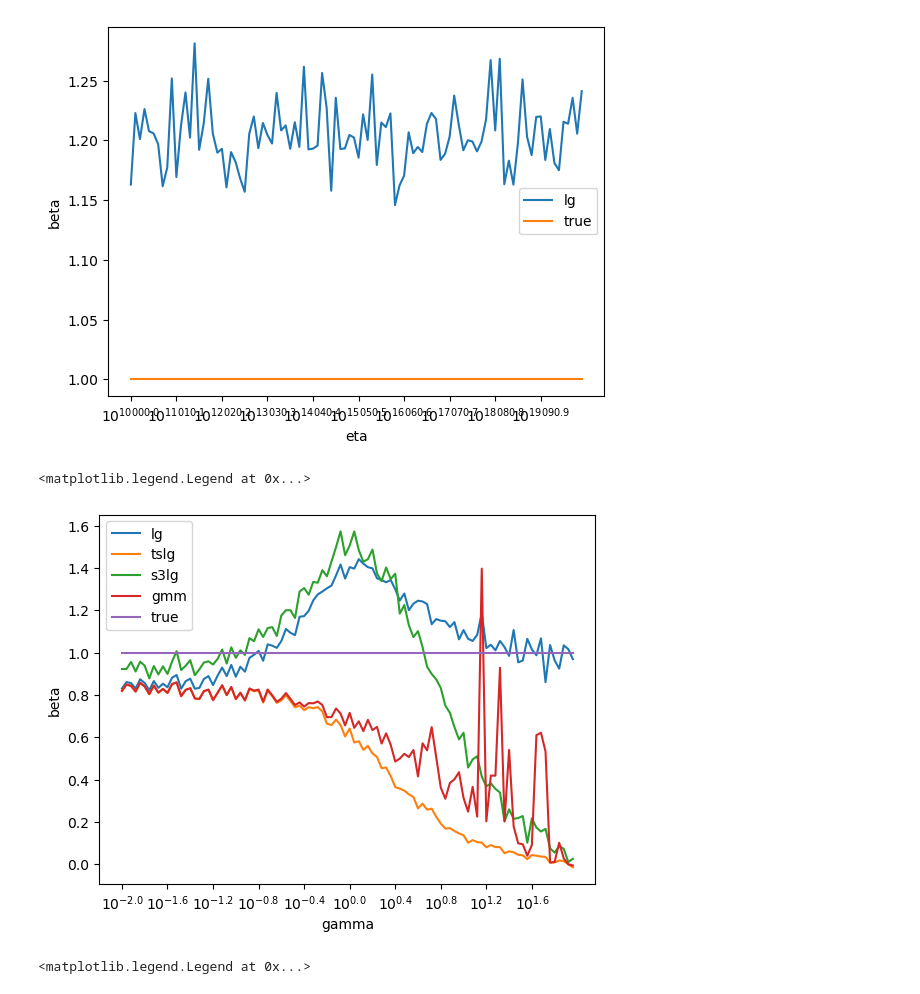
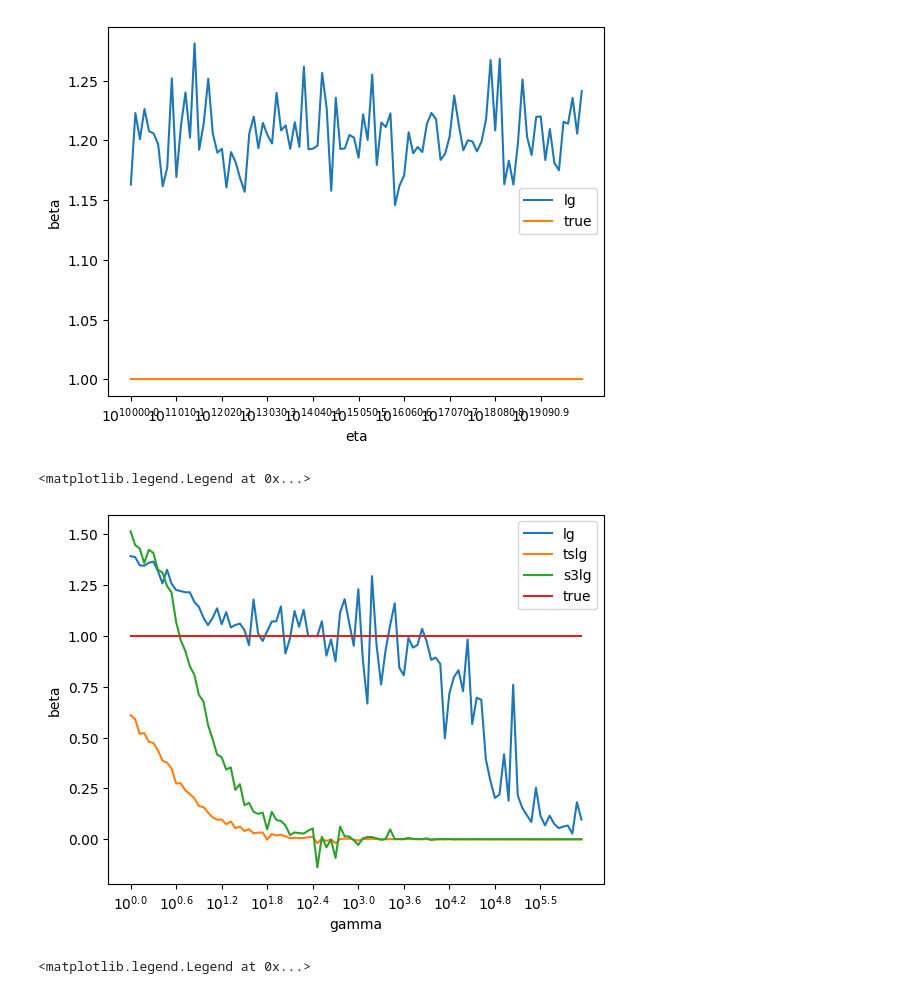
Before and after one commit to LangtianM/IV_Logistic, a Jupyter notebook: Experiments.ipynb, the cells around one changed output. Drawn from its saved outputs; the diff is of its cells as text; code cells hidden in the pictures.

```diff
--- a/Experiments.ipynb
+++ b/Experiments.ipynb
@@ -2,6 +2,9 @@
 from IVClassification import *
 import numpy as np
 import matplotlib.pyplot as plt
+import matplotlib
+
+matplotlib.rcParams.update(matplotlib.rcParamsDefault)
 # %% [markdown]
 ## Model
 let $g(p) = \ln\left( \frac{p}{1-p} \right)$ be the logit function, $X$ be the treatment, $Y$ be the binary outcome, $U$ be the confounder, and $Z$ be the instrumental variable. The generalized linear model can be defined as:
@@ -182,44 +185,44 @@ plt.legend()
 <matplotlib.legend.Legend at 0x...>
 [figure]
 # %%
-k = np.linspace(-2, 2, 100)
+k = np.linspace(0, 6, 100)
 lg_coef = np.array([])
 tslg_coef = np.array([])
 s3lg_coef = np.array([])
 gmm_coef = np.array([])
 beta = 1
 
 for gamma in np.power(10, k):
     data = sim_data(n=10000, gamma=gamma, beta=beta)
 
     lg = LogisticRegression()
     lg.fit(data.X.reshape(-1, 1), data.Y)
     lg_coef = np.append(lg_coef, lg.coef_)
 
     tslg = two_stage_logit()
     tslg.fit(data.X, data.Y, data.Z)
     tslg_coef = np.append(tslg_coef, tslg.coef_)
 
     s3lg = three_stage_logit()
     s3lg.fit(data.X, data.Y, data.Z)
     s3lg_coef = np.append(s3lg_coef, s3lg.coef_)
 
-    gmm = GMM_logit()
-    gmm.fit(data.X, data.Y, data.Z)
-    gmm_coef = np.append(gmm_coef, gmm.coef_)
+    # gmm = GMM_logit()
+    # gmm.fit(data.X, data.Y, data.Z)
+    # gmm_coef = np.append(gmm_coef, gmm.coef_)
 
 plt.plot(k, lg_coef, label='lg')
 plt.plot(k, tslg_coef, label='tslg')
 plt.plot(k, s3lg_coef, label='s3lg')
-plt.plot(k, gmm_coef, label = 'gmm')
+# plt.plot(k, gmm_coef, label = 'gmm')
 plt.plot(k, beta * np.ones(100), label='true')
 plt.xticks(k[::10], [f'$10^{{{round(ki, 1)}}}$' for ki in k[::10]])
 plt.xlabel('gamma')
 plt.ylabel('beta')
 plt.legend()
 # %% [output]
 <matplotlib.legend.Legend at 0x...>
-[figure, old version]
+[figure, new version]
 # %%
 k = np.linspace(-2, 2, 100)
 lg_coef = np.array([])
```
Also changed, not shown: 2 other files.
